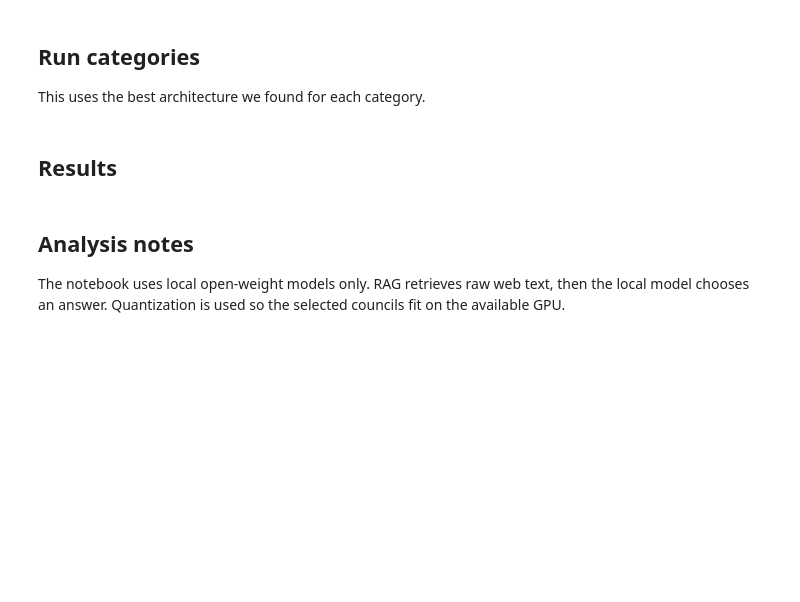
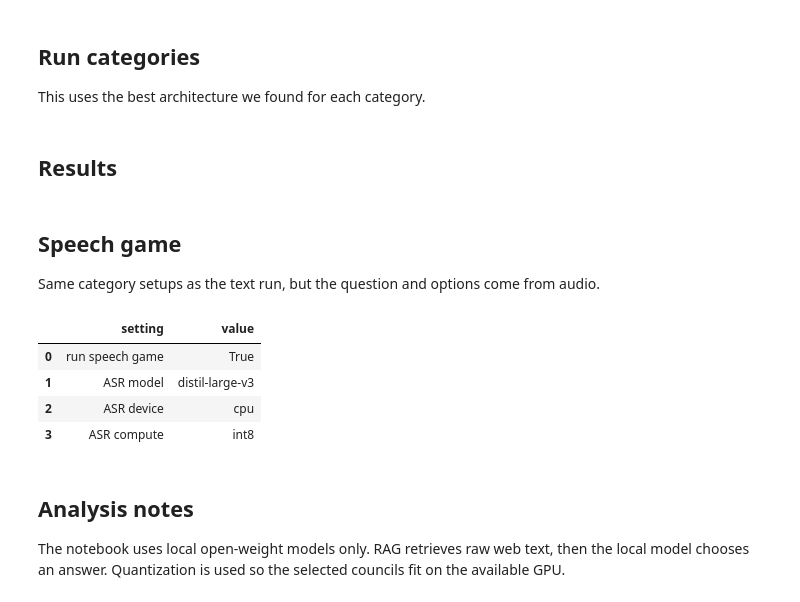
Before and after one commit to jmsb505/nlp-polimillionaire, a Jupyter notebook: notebooks/submission_notebook_minimal.ipynb, the cells around one changed output. Cells and saved outputs as stored; diff of their text form; code cells hidden in the pictures; blank space fills up the shorter version.

Commit message:
speech implementation on standalone

```diff
--- a/notebooks/submission_notebook_minimal.ipynb
+++ b/notebooks/submission_notebook_minimal.ipynb
@@ -1423,3 +1464,31 @@ run_results = run_all_categories()
 ## Results
 # %%
 summary_df = show_results(run_results)
+# %% [markdown]
+## Speech game
+Same category setups as the text run, but the question and options come from audio.
+# %%
+
+RUN_SPEECH_LIVE_GAME = True
+SPEECH_COMPETITION_IDS = COMPETITION_IDS
+SPEECH_SAFE_DELAY_SECONDS = 2.0
+SPEECH_AUDIO_FETCH_DELAY_SECONDS = 0.2
+SAVE_SPEECH_AUDIO = True
+SPEECH_AUDIO_ROOT = REPO_ROOT / "results" / "audio"
+
+SPEECH_ASR_MODEL_ID = "distil-large-v3"
+SPEECH_ASR_DEVICE = "cpu"
+SPEECH_ASR_COMPUTE_TYPE = "int8"
+
+pd.DataFrame([
+    {"setting": "run speech game", "value": RUN_SPEECH_LIVE_GAME},
+    {"setting": "ASR model", "value": SPEECH_ASR_MODEL_ID},
+    {"setting": "ASR device", "value": SPEECH_ASR_DEVICE},
+    {"setting": "ASR compute", "value": SPEECH_ASR_COMPUTE_TYPE},
+])
+# %% [output]
+|  | setting | value |
+| 0 | run speech game | True |
+| 1 | ASR model | distil-large-v3 |
+| 2 | ASR device | cpu |
+| 3 | ASR compute | int8 |
```
Also changed, not shown: parts of 10 cells of this notebook, 6 other files.
